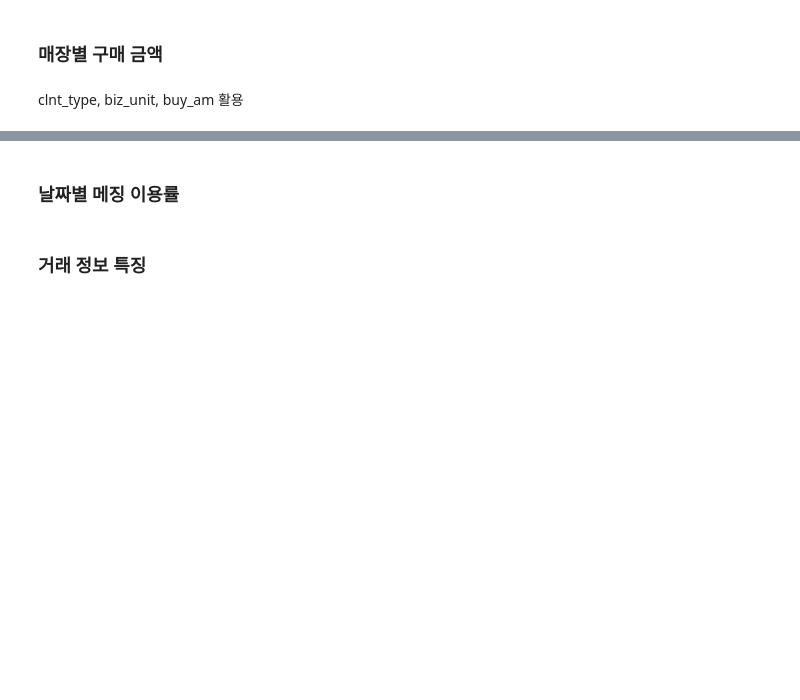
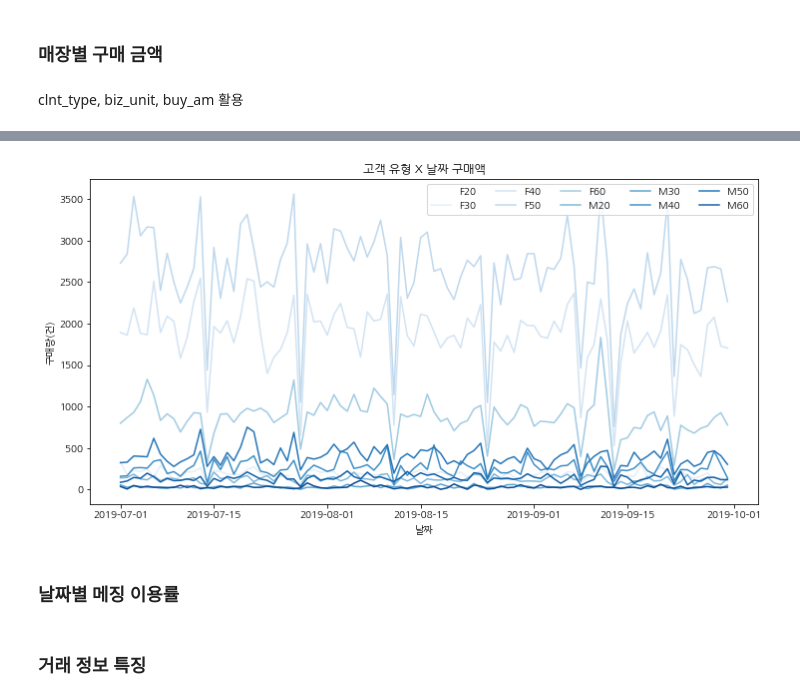
Before and after one commit to PEBpung/Lpoint-Hackathon, a Jupyter notebook: SW/Trade 데이터의 고객 행동 분석.ipynb, the cells around one changed output, grey strips where cells are left out. Drawn from its saved outputs; the diff is of its cells as text; code cells hidden in the pictures; blank space fills up the shorter version.

```diff
--- a/SW/Trade 데이터의 고객 행동 분석.ipynb
+++ b/SW/Trade 데이터의 고객 행동 분석.ipynb
@@ -339,2 +368,22 @@ ValueError: Image size of 393x207406 pixels is too large. It must be less than 2
+# %%
+data_dt = data.copy()
+
+title = '고객 유형 X 날짜 구매액'
+
+data_dt['de_dt'] = pd.to_datetime(data_dt['de_dt'], format='%Y%m%d')
+part_date = data_dt.groupby(['de_dt','clnt_type']).size().to_frame('count').reset_index()
+
+fig, ax = plt.subplots(figsize=(12,6))
+sns.lineplot(data=part_date, x='de_dt', y='count', hue='clnt_type', palette=sns.color_palette("Blues",10))
+plt.title(title)
+plt.xlabel('날짜'); plt.ylabel('구매량(건)')
+
+handles, labels = ax.get_legend_handles_labels()
+type_labels=['F20','F30','F40','F50','F60','M20','M30','M40','M50','M60']
+ax.legend(handles, type_labels, loc='upper right', ncol=5)
+
+plt.show()
+# %% [output]
+[figure, added]
 # %% [markdown]
 ### 날짜별 메징 이용률
```
Also changed, not shown: parts of 10 cells of this notebook.
